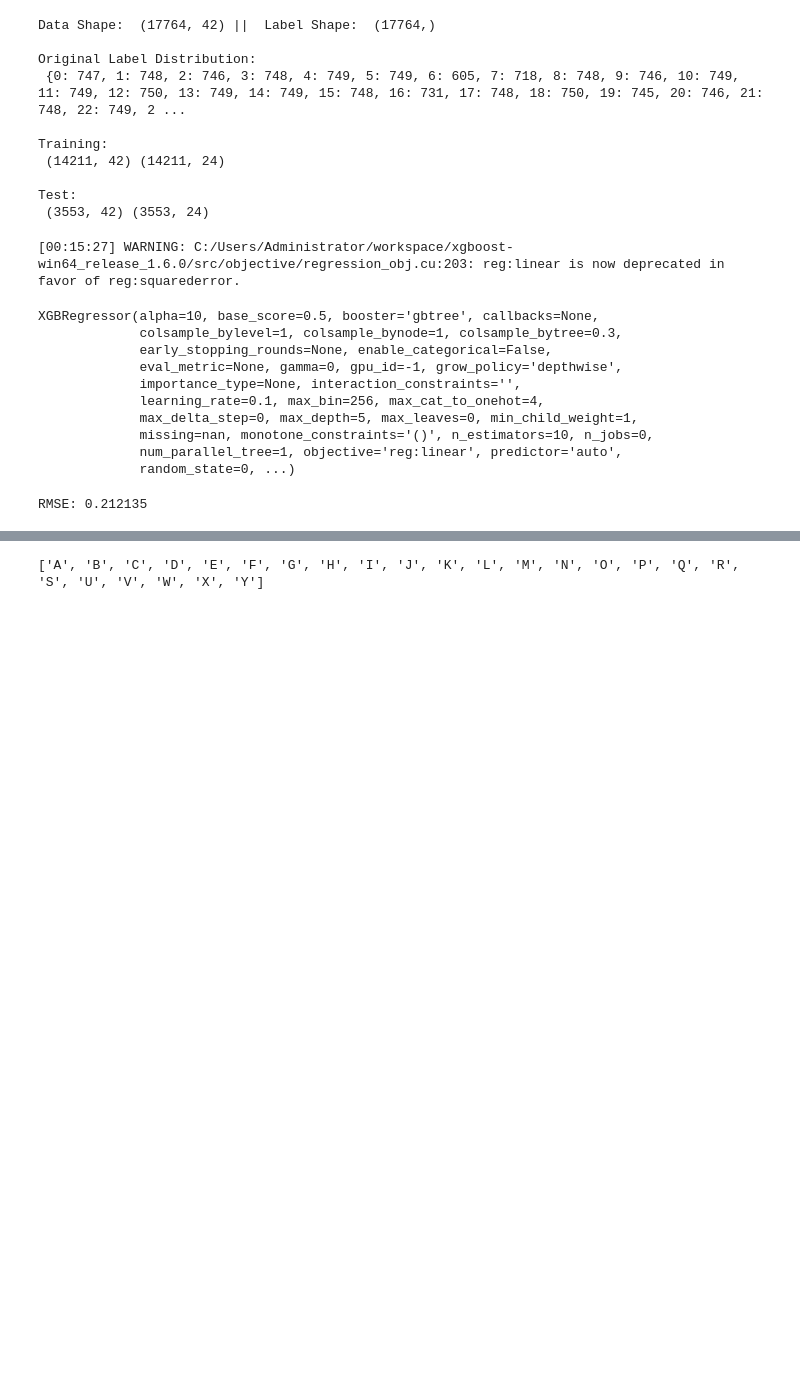
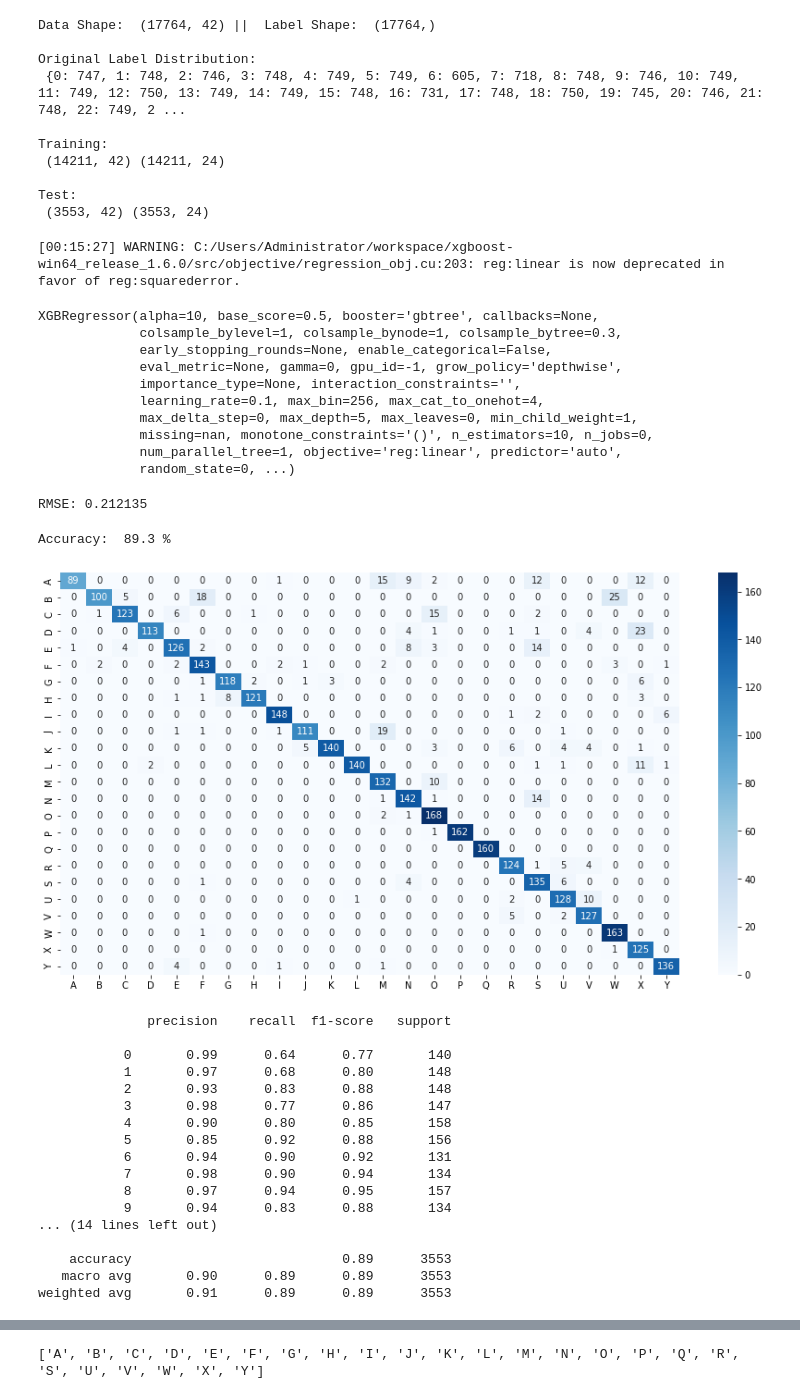
Before and after one commit to Srinivas-Natarajan/Gesture-Recognition-for-Sign-Language-Translation, a Jupyter notebook: ML/Model Training.ipynb, the cells around one changed output, grey strips where cells are left out. Drawn from its saved outputs; the diff is of its cells as text; code cells hidden in the pictures; blank space fills up the shorter version.

```diff
--- a/ML/Model Training.ipynb
+++ b/ML/Model Training.ipynb
@@ -778,5 +786,5 @@ XGBRegressor(alpha=10, base_score=0.5, booster='gbtree', callbacks=None,
              num_parallel_tree=1, objective='reg:linear', predictor='auto',
              random_state=0, ...)
 # %%
-preds = xg_reg.predict(X_test)
+y_pred = xg_reg.predict(X_test)
 # %%
@@ -784,3 +792,37 @@ rmse = np.sqrt(mean_squared_error(y_test, preds))
 print("RMSE: %f" % (rmse))
 # %% [output]
 RMSE: 0.212135
+# %%
+from sklearn.metrics import accuracy_score, confusion_matrix, classification_report
+import seaborn as sns
+import matplotlib.pyplot as plt
+
+print("Accuracy: ", round(accuracy_score(y_test.argmax(axis=1), y_pred.argmax(axis=1)),3)*100, "%")
+
+plt.figure(figsize=(15,8))
+cnf_matrix = confusion_matrix(y_test.argmax(axis=1), y_pred.argmax(axis=1))
+ax= sns.heatmap(cnf_matrix, annot=True, cmap='Blues',  fmt='g',
+                  xticklabels=actions, yticklabels=actions)
+plt.show()
+
+print(classification_report(y_test.argmax(axis=1), y_pred.argmax(axis=1)))
+# %% [output]
+Accuracy:  89.3 %
+[figure, added]
+              precision    recall  f1-score   support
+
+           0       0.99      0.64      0.77       140
+           1       0.97      0.68      0.80       148
+           2       0.93      0.83      0.88       148
+           3       0.98      0.77      0.86       147
+           4       0.90      0.80      0.85       158
+           5       0.85      0.92      0.88       156
+           6       0.94      0.90      0.92       131
+           7       0.98      0.90      0.94       134
+           8       0.97      0.94      0.95       157
+           9       0.94      0.83      0.88       134
+... (14 lines left out)
+
+    accuracy                           0.89      3553
+   macro avg       0.90      0.89      0.89      3553
+weighted avg       0.91      0.89      0.89      3553
```
Also changed, not shown: parts of 25 cells of this notebook, 2 other files.
